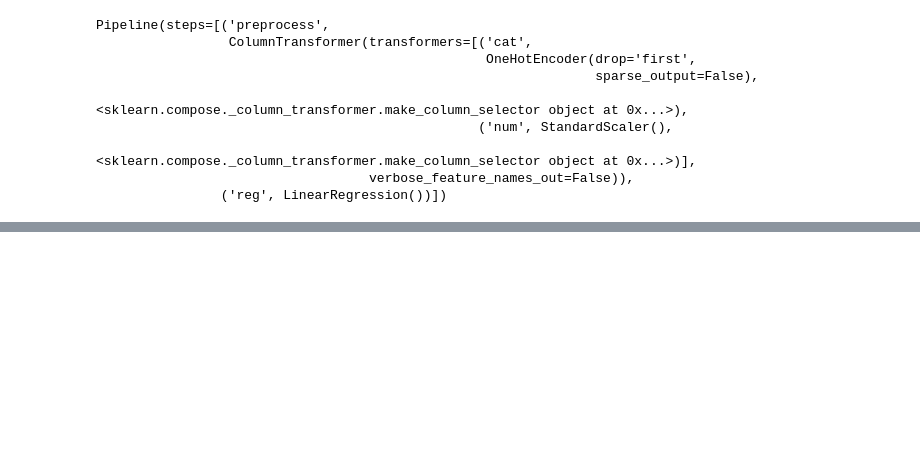
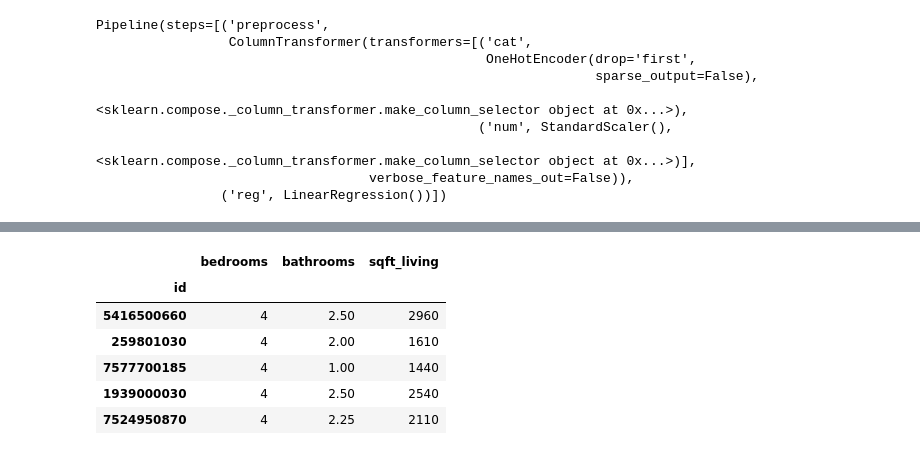
Before and after one commit to DJ-Adams/AdvML23_Mockbelt_Purvi, a Jupyter notebook: Part2_deployment.ipynb, the cells around one changed output, grey strips where cells are left out. Drawn from its saved outputs; the diff is of its cells as text; code cells hidden in the pictures; blank space fills up the shorter version.

```diff
--- a/Part2_deployment.ipynb
+++ b/Part2_deployment.ipynb
@@ -49,0 +85,10 @@ Pipeline(steps=[('preprocess',
+# %%
+X_test.head()
+# %% [output]
+|  | bedrooms | bathrooms | sqft_living |
+| id |  |  |  |
+| 5416500660 | 4 | 2.50 | 2960 |
+| 259801030 | 4 | 2.00 | 1610 |
+| 7577700185 | 4 | 1.00 | 1440 |
+| 1939000030 | 4 | 2.50 | 2540 |
+| 7524950870 | 4 | 2.25 | 2110 |
```
Also changed, not shown: parts of 22 cells of this notebook, 3 other files.
